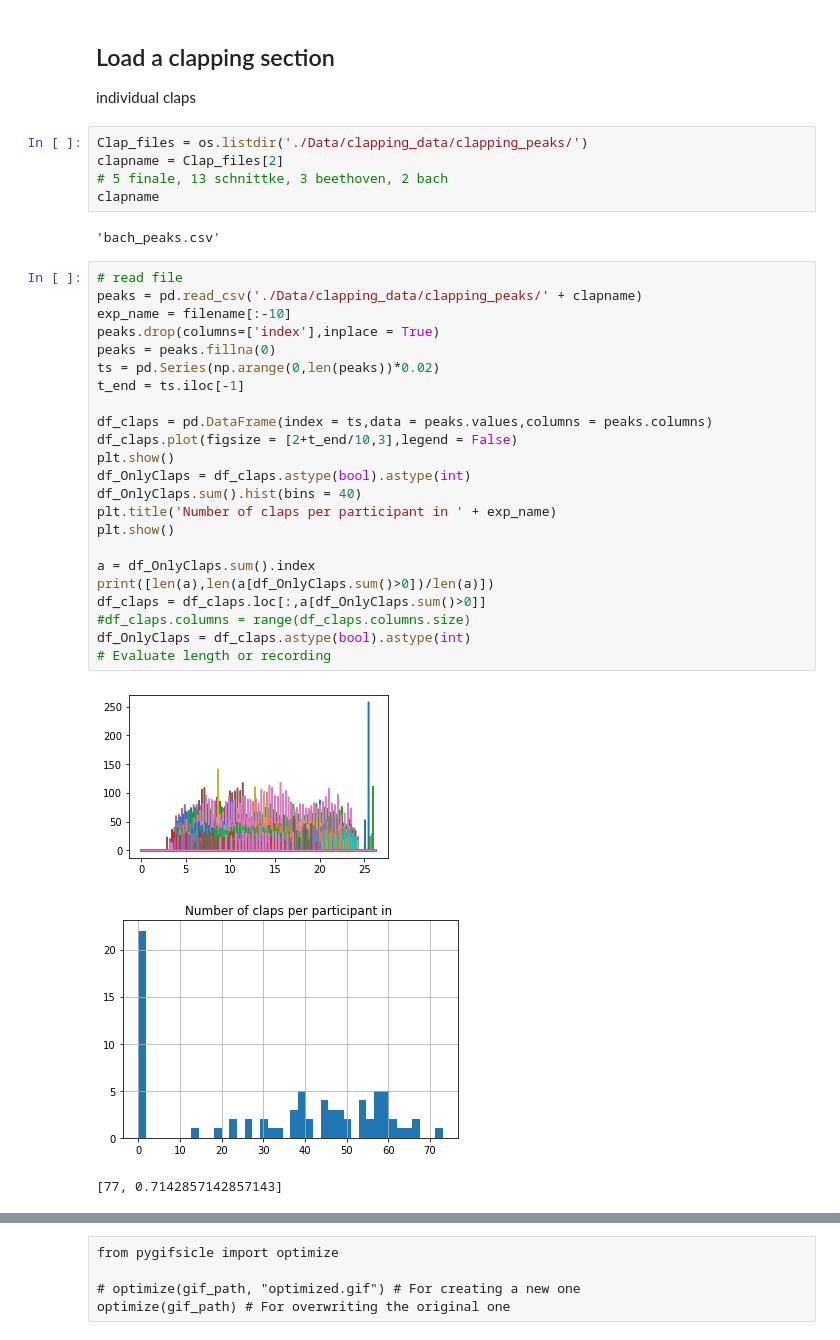
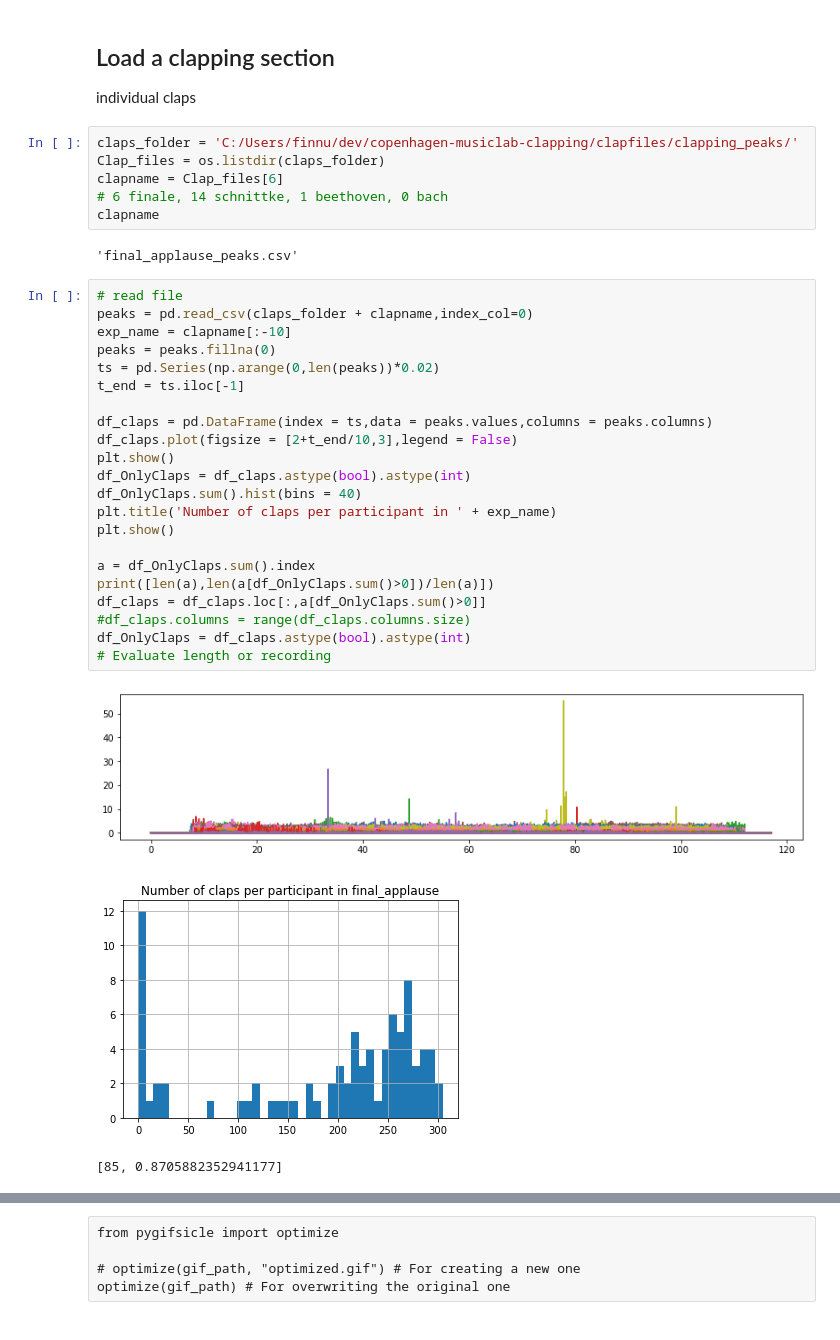
Before and after one commit to finn42/Clapping_Coordination, a Jupyter notebook: Clapping_Locations.ipynb, the cells around one changed output, grey strips where cells are left out. Drawn from its saved outputs; the diff is of its cells as text.

Commit message:
Updated clapping files to new public info set and animated at 5 hz

```diff
--- a/Clapping_Locations.ipynb
+++ b/Clapping_Locations.ipynb
@@ -55,40 +44,40 @@ partDets = partDets.loc[~partDets['X'].isna(),:]
 # %% [markdown]
 ## Load a clapping section
 individual claps
-# %%
-Clap_files = os.listdir('./Data/clapping_data/clapping_peaks/')
-clapname = Clap_files[2]
-# 5 finale, 13 schnittke, 3 beethoven, 2 bach
-clapname
-# %% [output]
-'bach_peaks.csv'
+# %%
+claps_folder = 'C:/Users/finnu/dev/copenhagen-musiclab-clapping/clapfiles/clapping_peaks/'
+Clap_files = os.listdir(claps_folder)
+clapname = Clap_files[6]
+# 6 finale, 14 schnittke, 1 beethoven, 0 bach
+clapname
+# %% [output]
+'final_applause_peaks.csv'
 # %%
 # read file
-peaks = pd.read_csv('./Data/clapping_data/clapping_peaks/' + clapname)
-exp_name = filename[:-10]
-peaks.drop(columns=['index'],inplace = True)
+peaks = pd.read_csv(claps_folder + clapname,index_col=0)
+exp_name = clapname[:-10]
 peaks = peaks.fillna(0)
 ts = pd.Series(np.arange(0,len(peaks))*0.02)
 t_end = ts.iloc[-1]
 
 df_claps = pd.DataFrame(index = ts,data = peaks.values,columns = peaks.columns)
 df_claps.plot(figsize = [2+t_end/10,3],legend = False)
 plt.show()
 df_OnlyClaps = df_claps.astype(bool).astype(int)
 df_OnlyClaps.sum().hist(bins = 40)
 plt.title('Number of claps per participant in ' + exp_name)
 plt.show()
 
 a = df_OnlyClaps.sum().index
 print([len(a),len(a[df_OnlyClaps.sum()>0])/len(a)])
 df_claps = df_claps.loc[:,a[df_OnlyClaps.sum()>0]]
 #df_claps.columns = range(df_claps.columns.size)
 df_OnlyClaps = df_claps.astype(bool).astype(int)
 # Evaluate length or recording
 # %% [output]
-[figure, old version]
+[figure, new version]
-[figure, old version]
+[figure, new version]
-[77, 0.7142857142857143]
+[85, 0.8705882352941177]
 # %%
 if t_end>15:
     # evaluate clapp statistics
```
Also changed, not shown: parts of 11 cells of this notebook, 16 other files.
